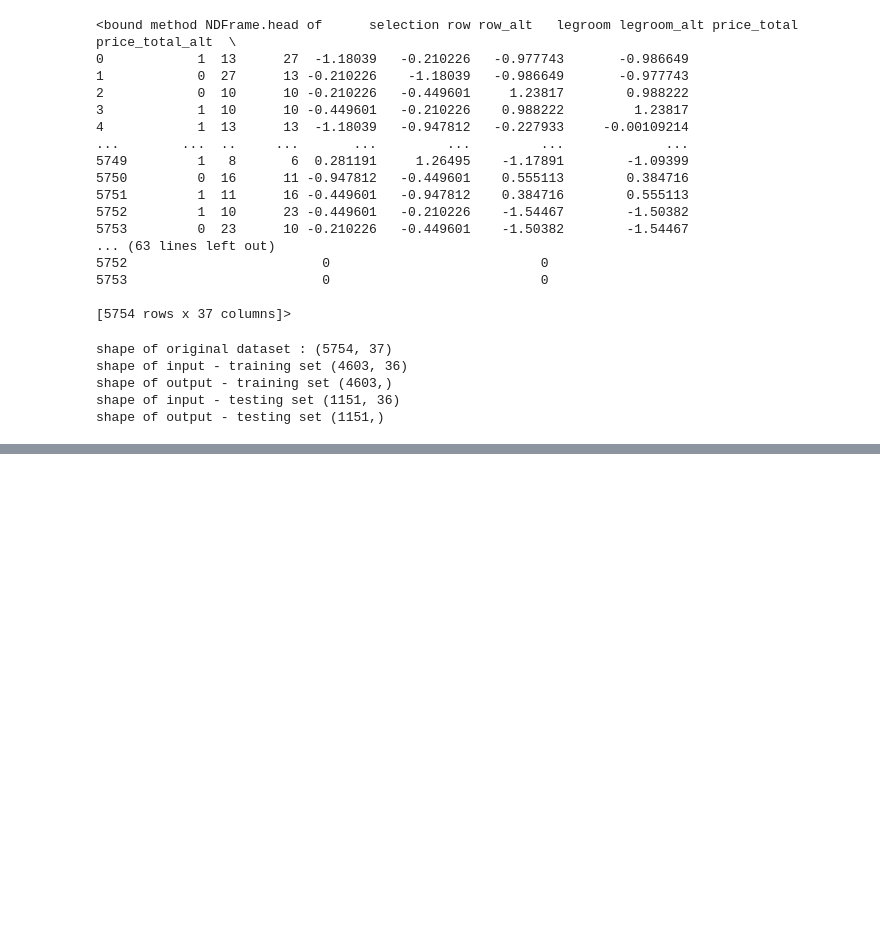
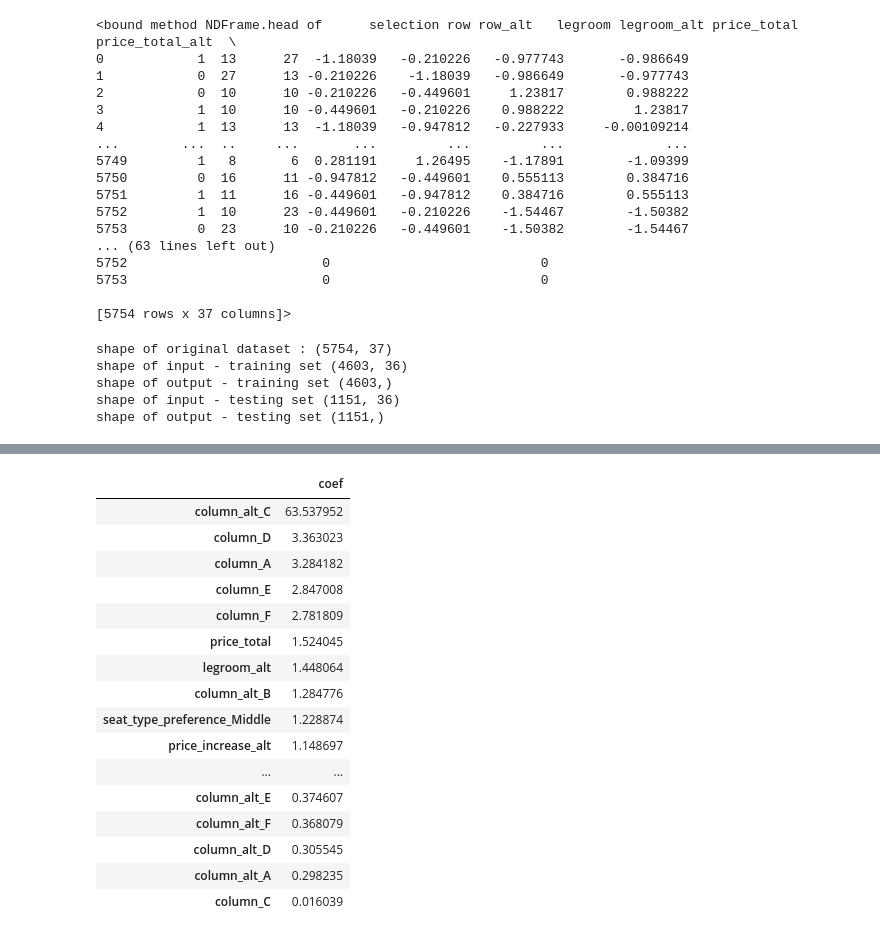
Before and after one commit to rwengstrom/AlaskaCapstone, a Jupyter notebook: Logistic.ipynb, the cells around one changed output, grey strips where cells are left out. Drawn from its saved outputs; the diff is of its cells as text; code cells hidden in the pictures; blank space fills up the shorter version.

```diff
--- a/Logistic.ipynb
+++ b/Logistic.ipynb
@@ -642,0 +658,25 @@ ValueError: Pandas data cast to numpy dtype of object. Check input data with np.
+# %%
+odds = np.exp(log_reg.coef_[0])
+
+pd.DataFrame(odds,
+          X_train.columns,
+          columns=['coef'])\
+          .sort_values(by='coef', ascending=False)
+# %% [output]
+|  | coef |
+| column_alt_C | 63.537952 |
+| column_D | 3.363023 |
+| column_A | 3.284182 |
+| column_E | 2.847008 |
+| column_F | 2.781809 |
+| price_total | 1.524045 |
+| legroom_alt | 1.448064 |
+| column_alt_B | 1.284776 |
+| seat_type_preference_Middle | 1.228874 |
+| price_increase_alt | 1.148697 |
+| ... | ... |
+| column_alt_E | 0.374607 |
+| column_alt_F | 0.368079 |
+| column_alt_D | 0.305545 |
+| column_alt_A | 0.298235 |
+| column_C | 0.016039 |
```
Also changed, not shown: parts of 16 cells of this notebook.
